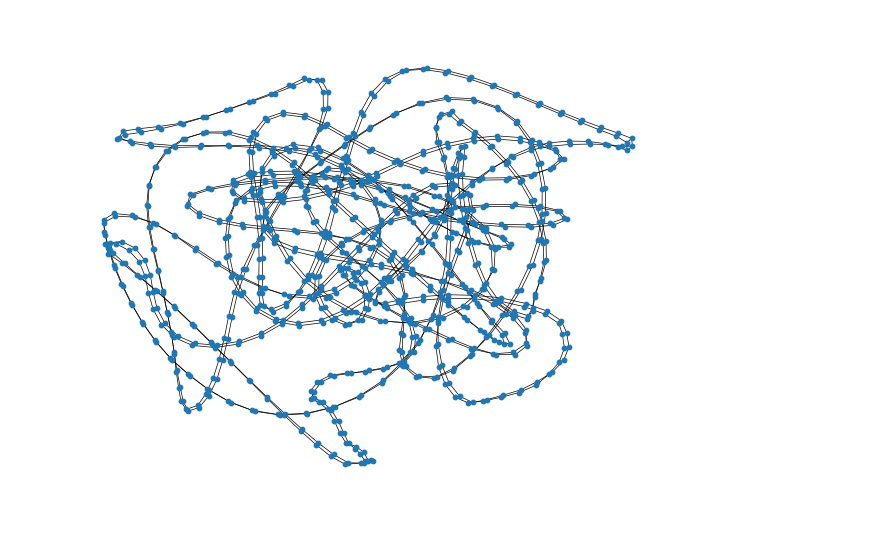
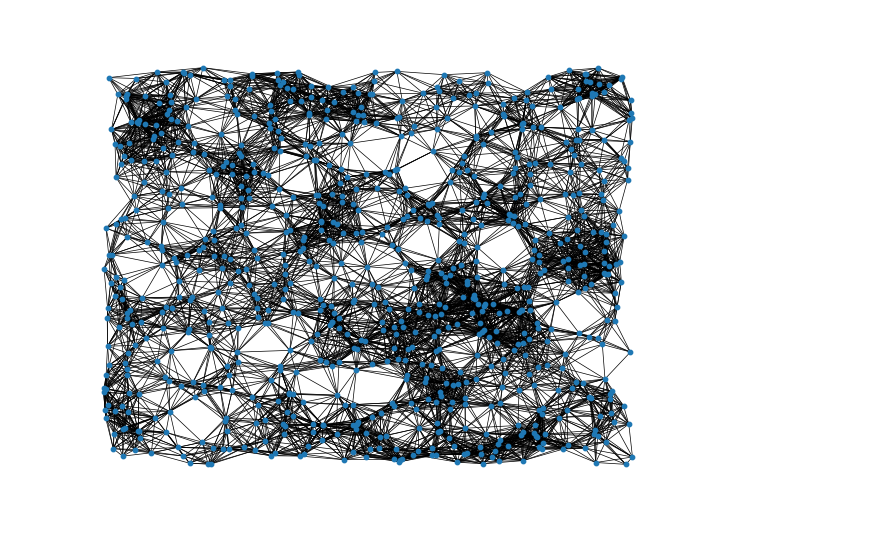
Before and after one commit to HirokiHamaguchi/Initial_Placement_for_Fruchterman-Reingold_Force_Model_with_Coordinate_Newton_Direction, a Jupyter notebook: src/jupyter/hexagon.ipynb, the cells around one changed output. Cells and saved outputs as stored; diff of their text form; code cells hidden in the pictures.

```diff
--- a/src/jupyter/hexagon.ipynb
+++ b/src/jupyter/hexagon.ipynb
@@ -90,26 +57,18 @@ drawHexagon(pos, k)
 # %%
-# G = nx.random_geometric_graph(600, 0.1, seed=0)
-G = nx.circular_ladder_graph(500)
+G = nx.random_geometric_graph(800, 0.1, seed=0)
+# G = nx.circular_ladder_graph(500)
+
+pos = np.array([G.nodes[i]["pos"] for i in G.nodes])
+nx.draw(G, pos, node_size=10, width=0.5)
+plt.show()
+
 dim = 2
 G, center = _process_params(G, None, dim)
 
 A = nx.to_scipy_sparse_array(G, dtype="f")
 n = G.number_of_nodes()
 k = 1 / np.sqrt(n)
 A = scipy.sparse.coo_matrix(A)
-
-# pos = np.array([G.nodes[i]["pos"] for i in G.nodes])
-# print(calcCost(pos, A, k))
-pos = nx.spring_layout(G, seed=0)
-
-nx.draw(G, pos, node_size=10, width=0.5)
-plt.show()
-
-# res = sp.optimize.minimize(cost_fun, pos.ravel(), method="L-BFGS-B", jac=True)
-# pos = res.x.reshape((n, dim))
-# print(calcCost(pos, A, k))
-
-# nx.draw(G, pos, node_size=10, width=0.5)
-# plt.show()
+assert np.all(A.data >= 0)
 # %% [output]
-[figure, old version]
+[figure, new version]
```
Also changed, not shown: parts of 7 cells of this notebook, 2 other files.
